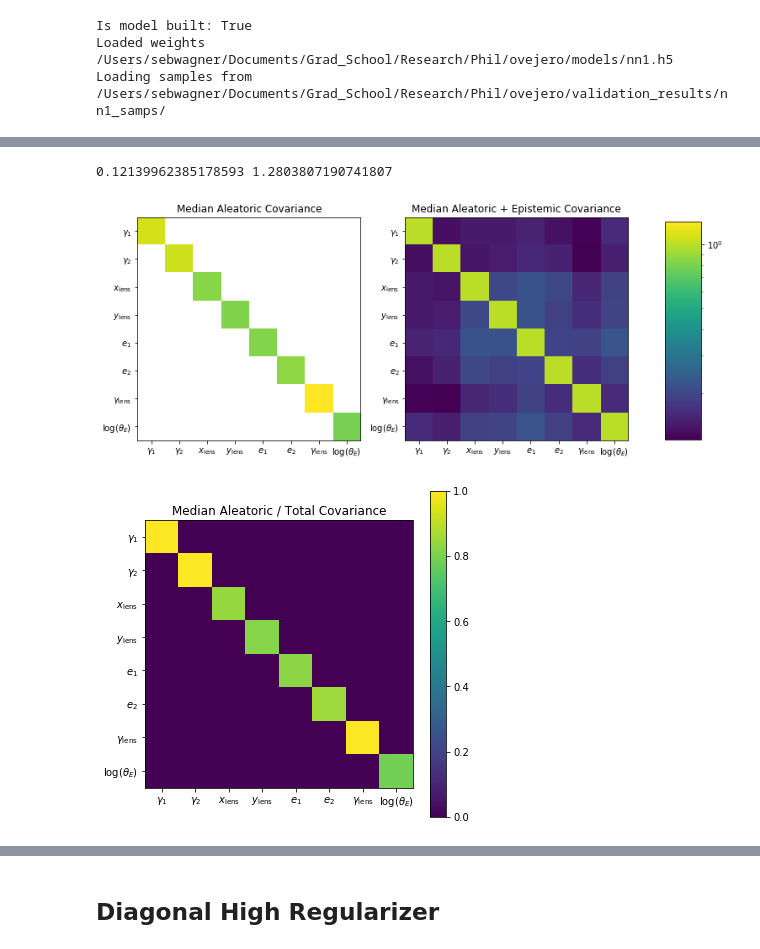
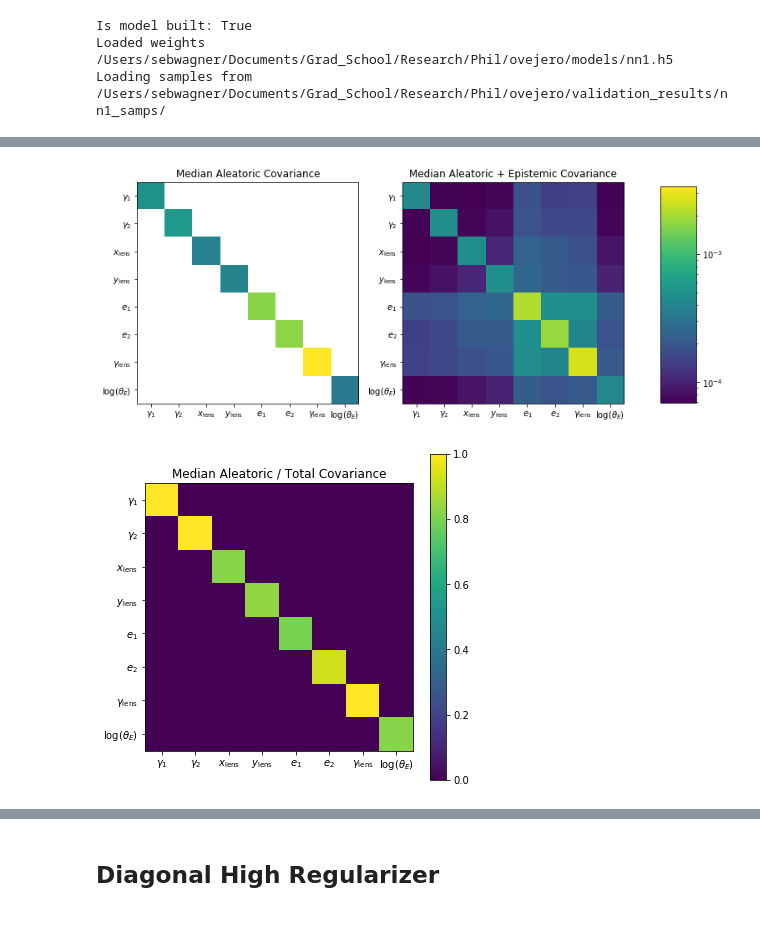
Before and after one commit to swagnercarena/ovejero, a Jupyter notebook: models/Model_Inference.ipynb, the cells around one changed output, grey strips where cells are left out. Cells and saved outputs as stored; diff of their text form; code cells hidden in the pictures; blank space fills up the shorter version.

```diff
--- a/models/Model_Inference.ipynb
+++ b/models/Model_Inference.ipynb
@@ -85,9 +82,8 @@ lens_mass_theta_E_log 0.18285306
 # %%
-bnn_infer.comp_al_ep_unc()
+bnn_infer.comp_al_ep_unc(norm_diagonal=False)
 # %% [output]
-0.12139962385178593 1.2803807190741807
-[figure, old version]
+[figure, new version]
-[figure, old version]
+[figure, new version]
 # %%
 color_map = ['#1b9e77','#d95f02','#7570b3','#e7298a','#66a61e']
 n_perc_points = 30
```
Also changed, not shown: parts of 16 cells of this notebook, 4 other files.
